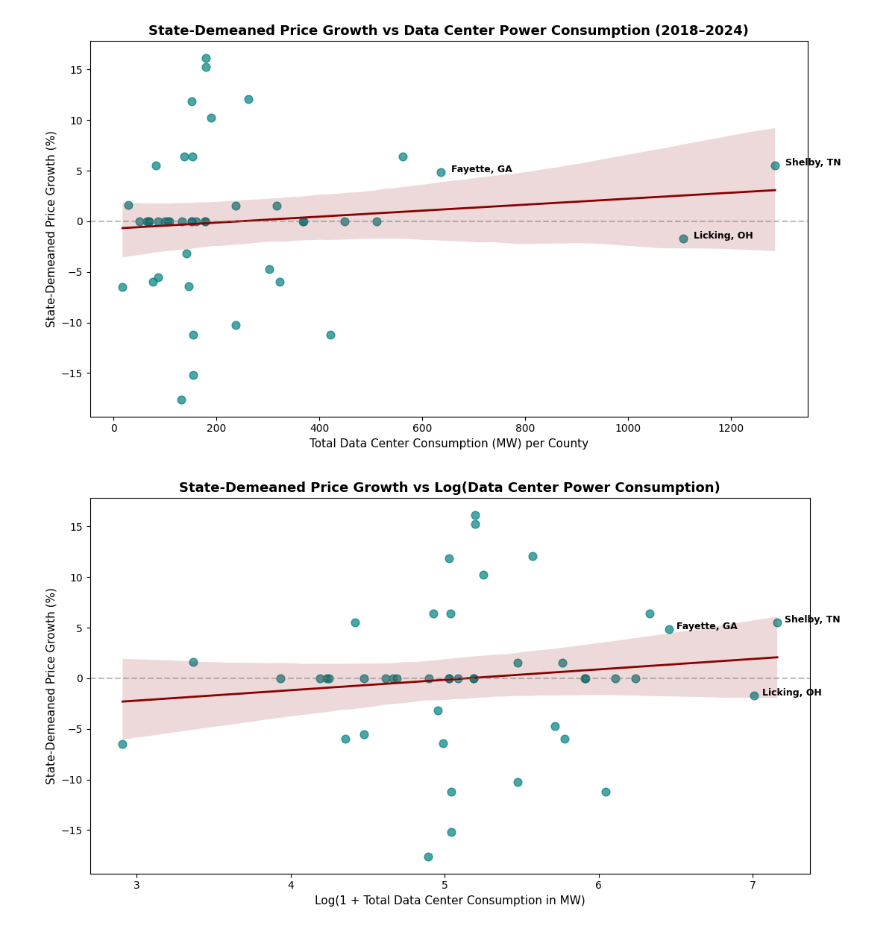
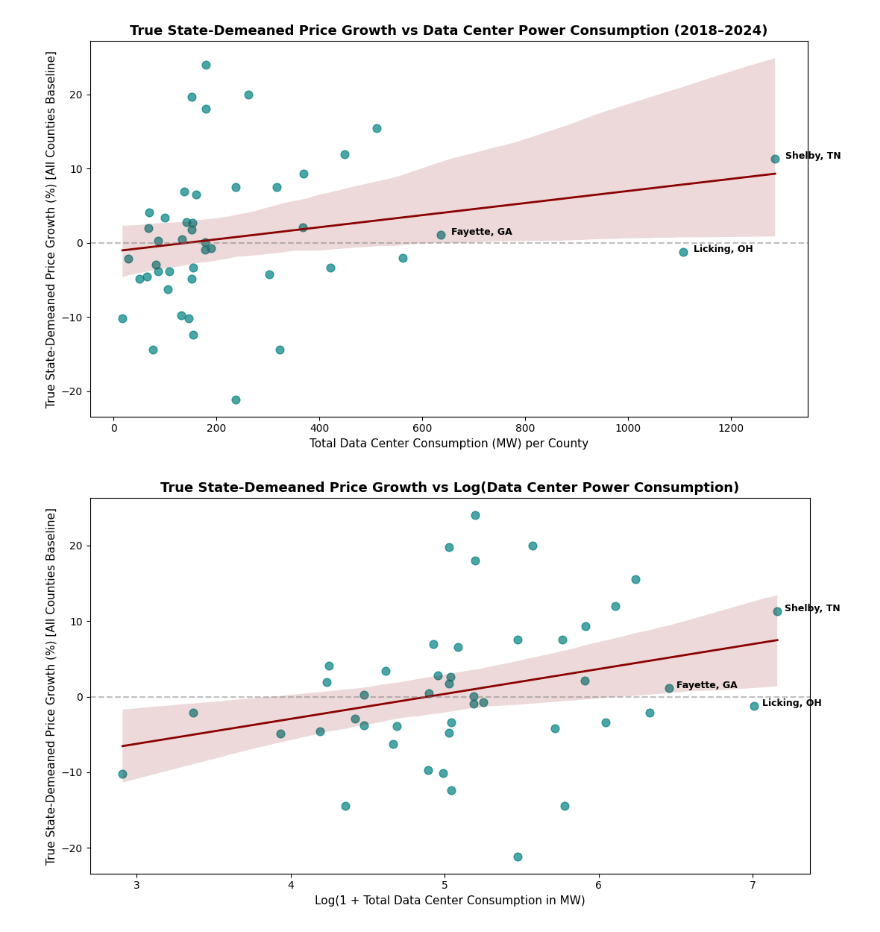
Before and after one commit to AadiVasa1/Data-Visualization-AI-Datacenters, a Jupyter notebook: AI_Datacenters.ipynb, the cells around one changed output. Drawn from its saved outputs; the diff is of its cells as text; code cells hidden in the pictures.

Commit message:
updated baseline to use all counties

```diff
--- a/AI_Datacenters.ipynb
+++ b/AI_Datacenters.ipynb
@@ -64,10 +107,10 @@ final_treatment_group['Price_Growth_Pct'] = (
     / final_treatment_group['Price_2018_MWh']
 ) * 100
 
-# 2. Demean the price growth relative to state averages, accounts for state grid differences
+# 2. Demean the price growth relative to true statewide averages (all counties)
 final_treatment_group['Growth_Demeaned'] = (
     final_treatment_group['Price_Growth_Pct']
-    - final_treatment_group.groupby('State')['Price_Growth_Pct'].transform('mean')
+    - final_treatment_group['True_State_Mean_Growth']
 )
 
 # Filter missing values
@@ -84,9 +127,9 @@ sns.regplot(
 )
 
 plt.axhline(0, color='gray', linestyle='--', alpha=0.5)
-plt.title('State-Demeaned Price Growth vs Data Center Power Consumption (2018–2024)', fontsize=13, fontweight='bold')
+plt.title('True State-Demeaned Price Growth vs Data Center Power Consumption (2018–2024)', fontsize=13, fontweight='bold')
 plt.xlabel('Total Data Center Consumption (MW) per County', fontsize=11)
-plt.ylabel('State-Demeaned Price Growth (%)', fontsize=11)
+plt.ylabel('True State-Demeaned Price Growth (%) [All Counties Baseline]', fontsize=11)
 
 # Label the top 3 highest-consumption counties directly on the plot
 top_counties = plot_df.nlargest(3, 'total_power_consumption_mw')
@@ -101,7 +144,7 @@ for _, row in top_counties.iterrows():
 plt.tight_layout()
 plt.show()
 # %% [output]
-[figure, old version]
+[figure, new version]
 # %%
 #TREATING X LOGARITHMICALLY
 
@@ -110,40 +153,41 @@ final_treatment_group['Price_Growth_Pct'] = (
     / final_treatment_group['Price_2018_MWh']
 ) * 100
 
+# Demean using true statewide average from all counties
 final_treatment_group['Growth_Demeaned'] = (
     final_treatment_group['Price_Growth_Pct']
-    - final_treatment_group.groupby('State')['Price_Growth_Pct'].transform('mean')
+    - final_treatment_group['True_State_Mean_Growth']
 )
 
 # applying log transform to x axis due to right skewing
 final_treatment_group['Log_MW'] = np.log1p(final_treatment_group['total_power_consumption_mw'])
 
 plot_df = final_treatment_group.dropna(subset=['Growth_Demeaned', 'Log_MW'])
 
 plt.figure(figsize=(11, 6))
 sns.regplot(
     data=plot_df,
     x='Log_MW',
     y='Growth_Demeaned',
     scatter_kws={'alpha': 0.7, 'color': 'teal', 's': 60},
     line_kws={'color': 'darkred', 'linewidth': 2}
 )
 
 plt.axhline(0, color='gray', linestyle='--', alpha=0.5)
-plt.title('State-Demeaned Price Growth vs Log(Data Center Power Consumption)', fontsize=13, fontweight='bold')
+plt.title('True State-Demeaned Price Growth vs Log(Data Center Power Consumption)', fontsize=13, fontweight='bold')
 plt.xlabel('Log(1 + Total Data Center Consumption in MW)', fontsize=11)
-plt.ylabel('State-Demeaned Price Growth (%)', fontsize=11)
+plt.ylabel('True State-Demeaned Price Growth (%) [All Counties Baseline]', fontsize=11)
 
 top_counties = plot_df.nlargest(3, 'Log_MW')
 for _, row in top_counties.iterrows():
     plt.text(
         row['Log_MW'] + 0.05,
         row['Growth_Demeaned'],
         f"{row['County']}, {row['State']}",
         fontsize=9, weight='bold'
     )
 
 plt.tight_layout()
 plt.show()
 # %% [output]
-[figure, old version]
+[figure, new version]
```
Also changed, not shown: parts of 5 cells of this notebook.
